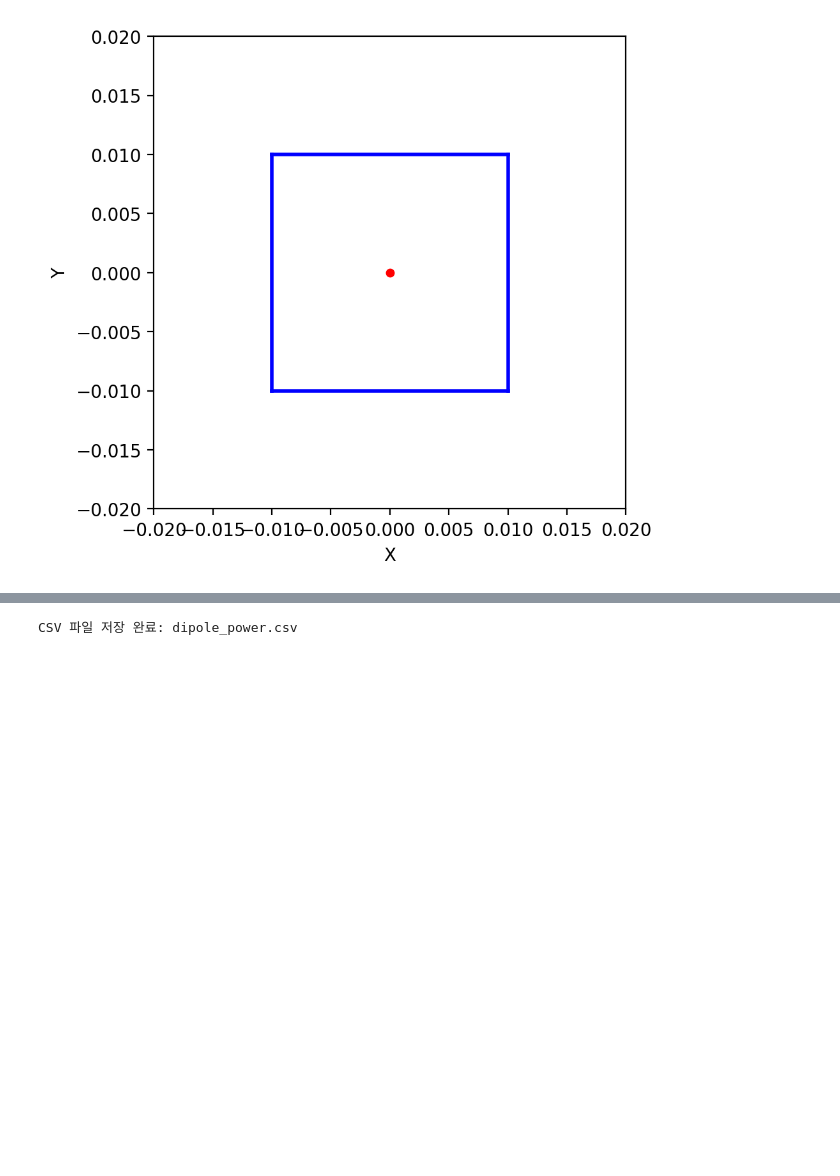
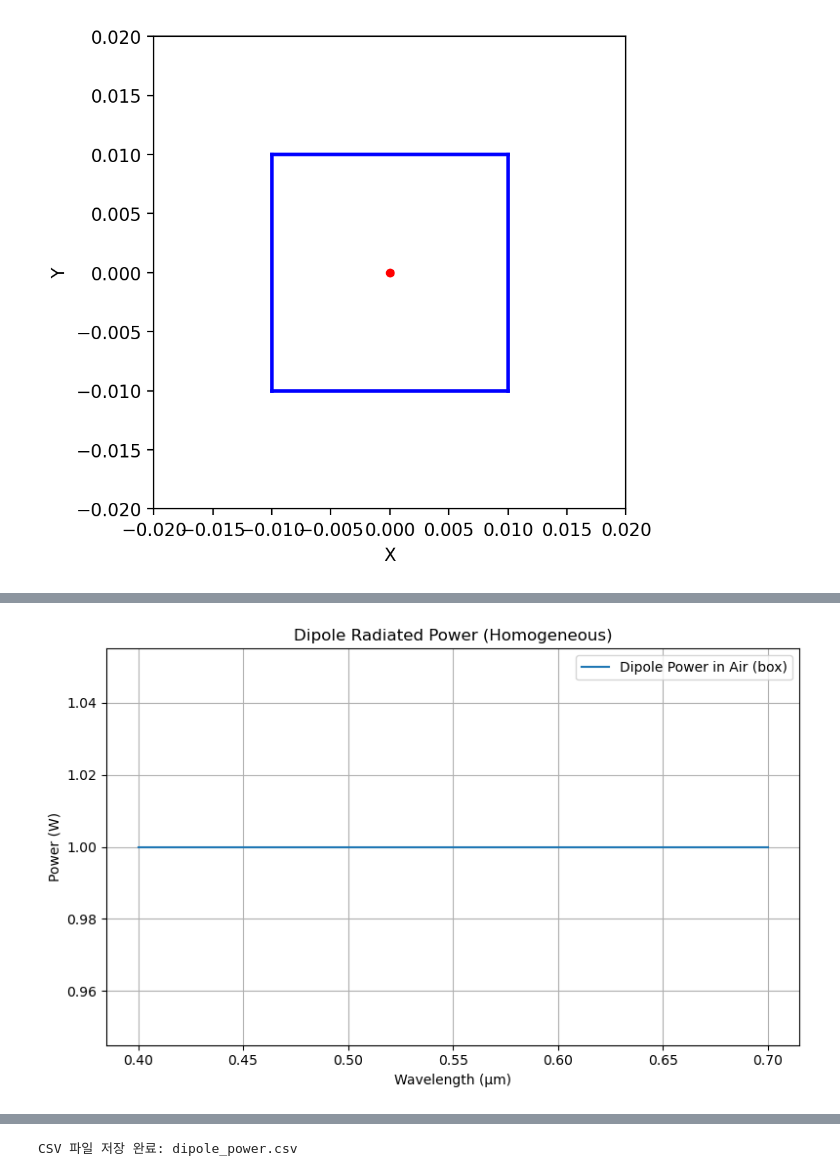
Before and after one commit to M2nion/EIDL, a Jupyter notebook: Tool/Meep/LGD/Meep code/Homogeneous_air.ipynb, the cells around one changed output, grey strips where cells are left out. Drawn from its saved outputs; the diff is of its cells as text; code cells hidden in the pictures; blank space fills up the shorter version.

```diff
--- a/Tool/Meep/LGD/Meep code/Homogeneous_air.ipynb
+++ b/Tool/Meep/LGD/Meep code/Homogeneous_air.ipynb
@@ -33,11 +33,12 @@ sources = [mp.Source(
     size=mp.Vector3(0,0)
 )]
 # %%
+material_set = mp.Medium(index = 1.68)
 geometry = [
     mp.Block(
         center = mp.Vector3(0,0,0),
         size = mp.Vector3(mp.inf, mp.inf,0),
-        material = mp.Medium(index = 1.68)
+        material = material_set
     )
 ]
 sim = mp.Simulation(
@@ -137 +138,73 @@ Meep progress: 9.05125/50.0 = 18.1% done in 4.0s, 18.1s to go
 [figure]
+# %%
+material_set = mp.Medium(index = 1.68)
+geometry = [
+    mp.Block(
+        center = mp.Vector3(0,0,0),
+        size = mp.Vector3(mp.inf, mp.inf,0),
+        material = material_set
+    )
+]
+sim = mp.Simulation(
+    cell_size=cell_size,
+    geometry=geometry,
+    boundary_layers=boundary_layer,
+    sources=sources,
+    resolution=resolution
+)
+
+offset = 0.01
+flux_size = 0.02
+source_center = mp.Vector3(0,0,0)
+
+box_power_alq3 = sim.add_flux(
+    fcen_monitor, df_monitor, nfreq,
+    mp.FluxRegion(center=source_center - mp.Vector3(offset, 0, 0),
+                  size=mp.Vector3(0, flux_size),
+                  # direction=mp.Y,
+                  weight=-1),
+    mp.FluxRegion(center=source_center + mp.Vector3(offset, 0, 0),
+                  size=mp.Vector3(0, flux_size),
+                  # direction=mp.Y
+                ),
+    mp.FluxRegion(center=source_center - mp.Vector3(0, offset, 0),
+                  size=mp.Vector3(flux_size, 0),
+                  # direction=mp.Y,
+                  weight=-1),
+    mp.FluxRegion(center=source_center + mp.Vector3(0, offset, 0),
+                  size=mp.Vector3(flux_size, 0),
+                  # direction=mp.Y
+                  )
+)
+
+# === 시뮬레이션 실행 ===
+sim.run(until=50)
+# sim.run(until_after_sources=mp.stop_when_fields_decayed(50, mp.Ey, mp.Vector3(), 1e-8))
+
+# === 측정된 flux 데이터 얻기 ===
+flux_freqs = mp.get_flux_freqs(box_power_alq3)   # 측정된 주파수 배열 (1/μm)
+net_power_alq3 = mp.get_fluxes(box_power_alq3)        # 측정된 각 주파수의 dipole 방사 power (W)
+
+# === 파장으로 변환 (μm)
+wavelengths = 1 / np.array(flux_freqs)
+
+# === 결과 출력 예시
+print("λ (μm)\t\tnet dipole power (W)")
+for i in range(nfreq):
+    print(f"{wavelengths[i]:.4f}\t\t{net_power_alq3[i]:.6e}")
+
+norm_alq3 = np.array(net_power) / np.array(net_power_alq3)
+
+# === 시각화 (옵션)
+plt.figure(figsize=(8,5))
+plt.plot(wavelengths, norm_alq3, label="Dipole Power in Air (box)", )
+plt.xlabel("Wavelength (μm)")
+plt.ylabel("Power (W)")
+plt.title("Dipole Radiated Power (Homogeneous)")
+# plt.ylim([-3, 14])
+# plt.xlim([0.1,1])
+plt.grid(True)
+plt.legend()
+plt.tight_layout()
+plt.show()
+# %% [output]
@@ -137,0 +228 @@ Meep progress: 9.05125/50.0 = 18.1% done in 4.0s, 18.1s to go
+[figure, added]
```
Also changed, not shown: parts of 3 cells of this notebook, 10 other files.
